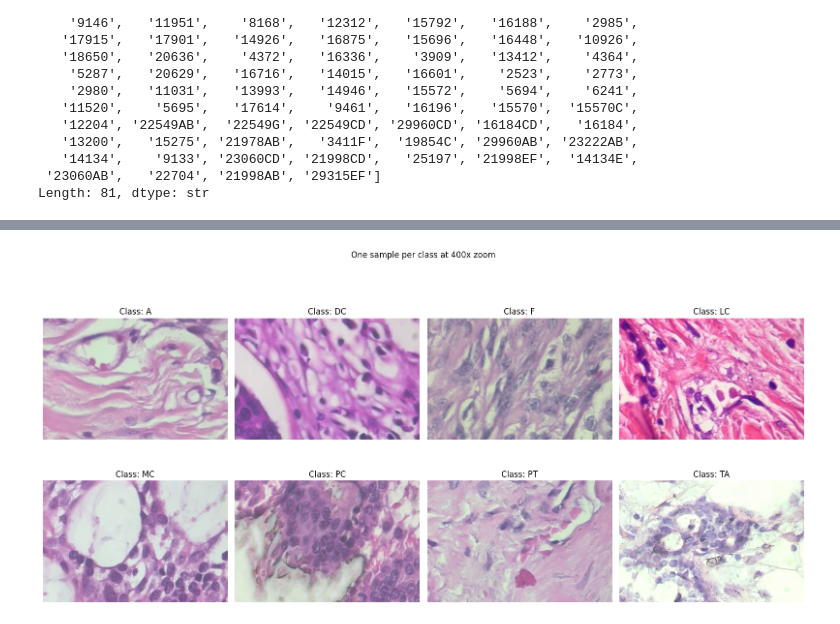
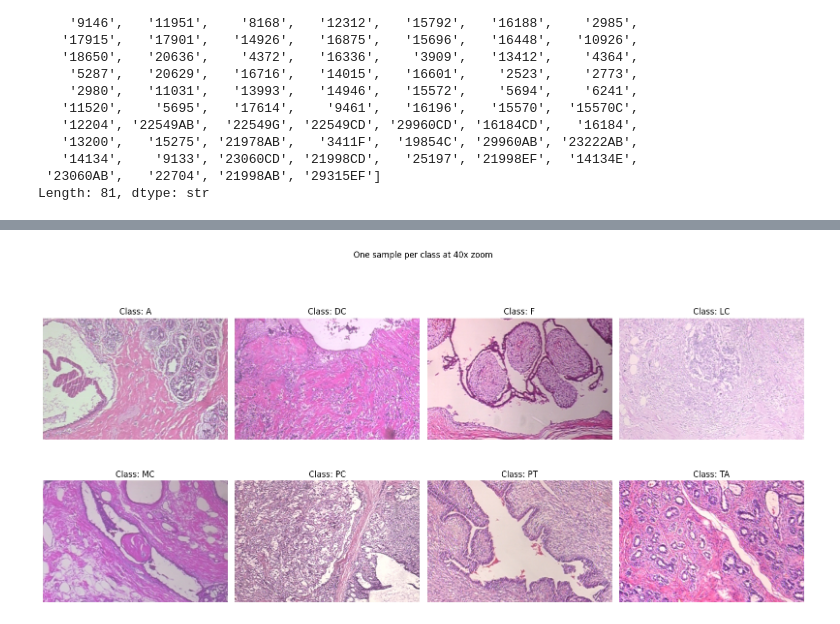
Before and after one commit to sarpustacom/BreastCancerV1, a Jupyter notebook: notebook_analysis.ipynb, the cells around one changed output, grey strips where cells are left out. Saved outputs shown, nothing was run; the diff lists cells and outputs as text; code cells hidden in the pictures.

```diff
--- a/notebook_analysis.ipynb
+++ b/notebook_analysis.ipynb
@@ -289,4 +289,4 @@ Total images: 124
 # %%
-show_class_samples_by_zoom(df, selected_zoom=400, n_cols=4, random_sample=True)
+show_class_samples_by_zoom(df, selected_zoom=40, n_cols=4, random_sample=True)
 # %% [output]
-[figure, old version]
+[figure, new version]
```
Also changed, not shown: parts of 1 cell of this notebook, 7 other files.
